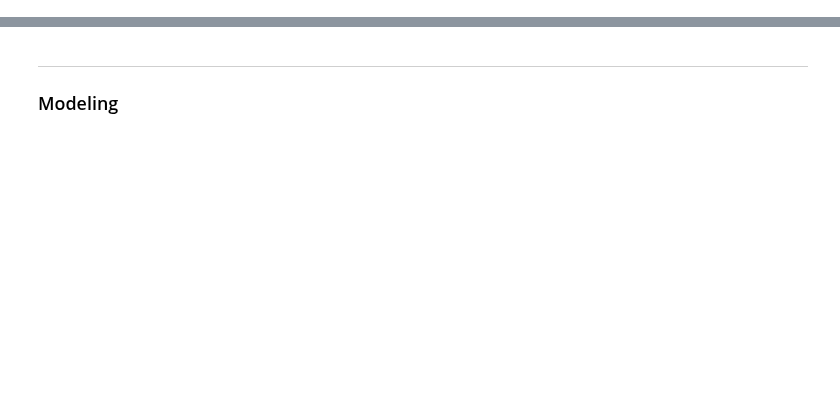
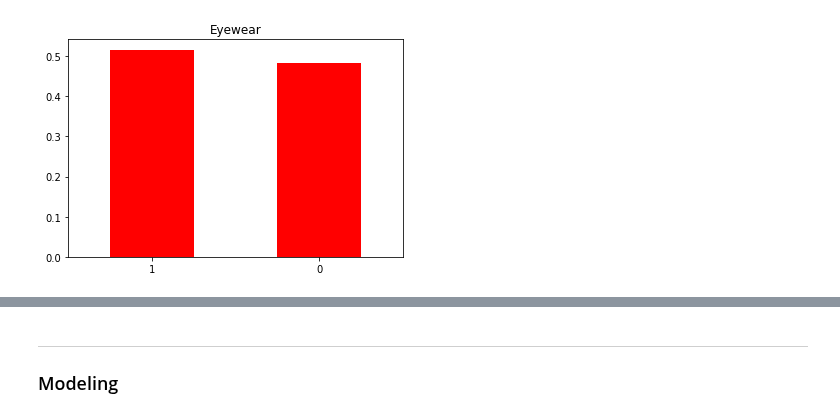
Before and after one commit to mzhou356/img2recommender, a Jupyter notebook: IMG2RECOMMENDER_summary_notebook.ipynb, the cells around one changed output, grey strips where cells are left out. Drawn from its saved outputs; the diff is of its cells as text; code cells hidden in the pictures; blank space fills up the shorter version.

```diff
--- a/IMG2RECOMMENDER_summary_notebook.ipynb
+++ b/IMG2RECOMMENDER_summary_notebook.ipynb
@@ -52,0 +93,6 @@ ModuleNotFoundError: No module named 'data_processing'
+# %%
+pic_df.eyewear.value_counts(normalize=True).plot.bar(
+    color='red', rot=0, title='Eyewear')
+plt.show()
+# %% [output]
+[figure, added]
```
Also changed, not shown: parts of 40 cells of this notebook, 2 other files.
